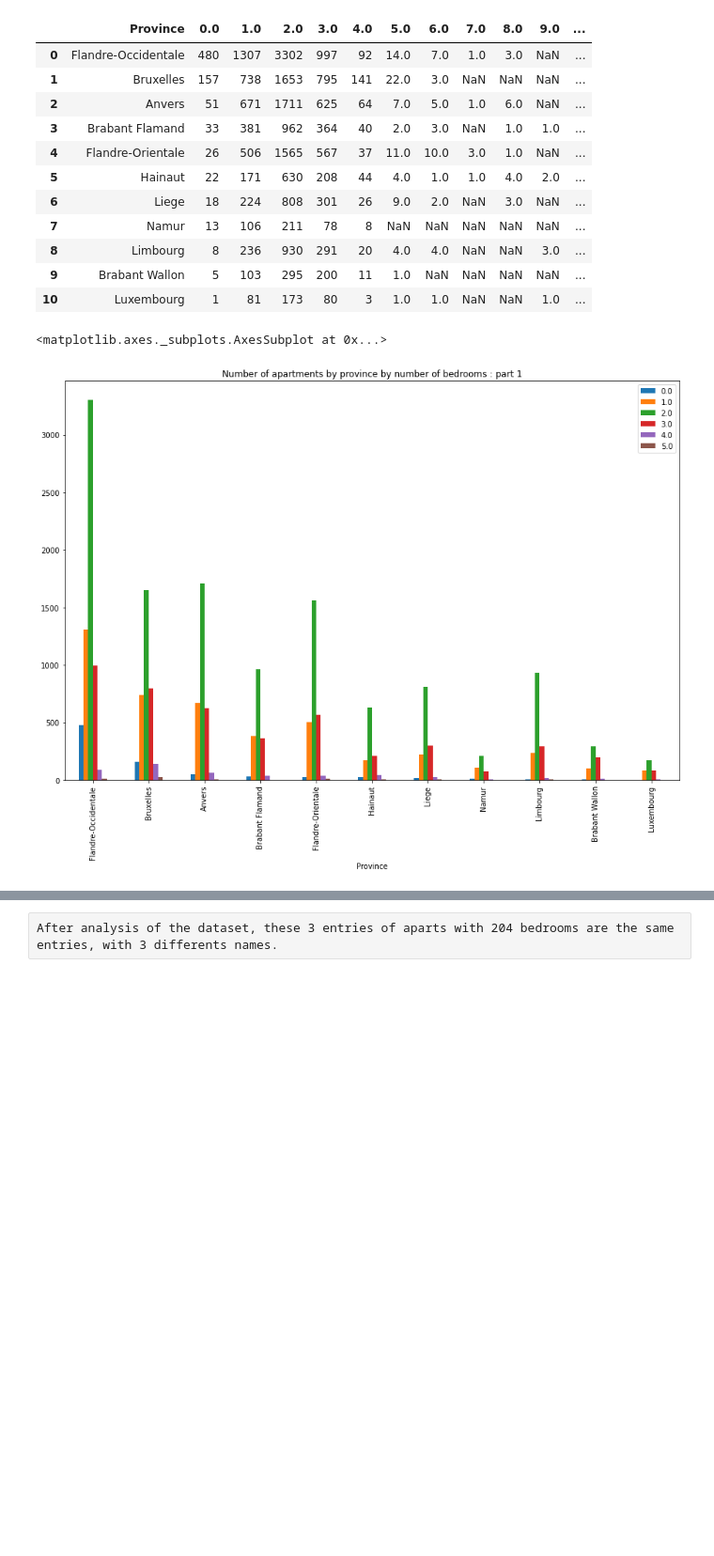
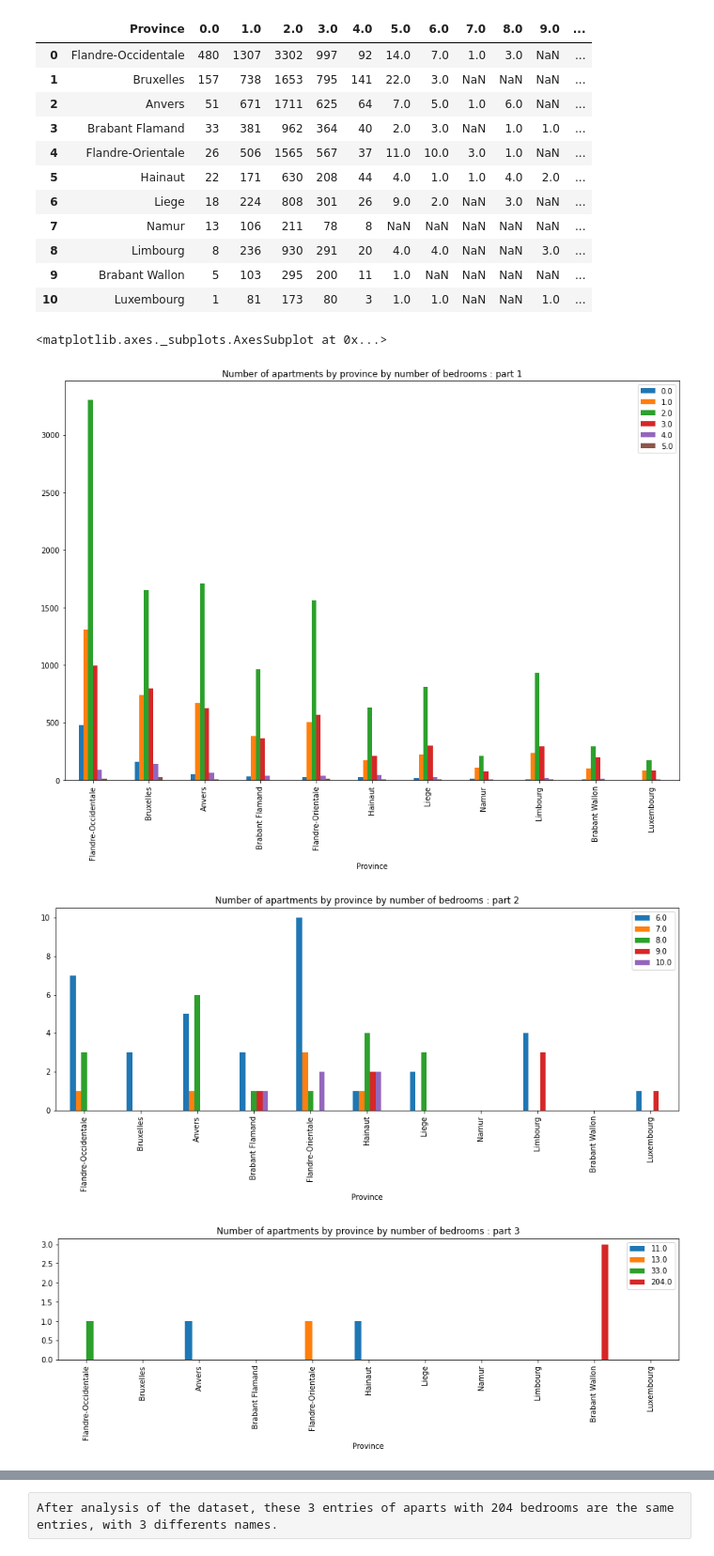
Before and after one commit to Demesmaeker/Immo_data_analysis, a Jupyter notebook: Comparisons between variables (no prices).ipynb, the cells around one changed output, grey strips where cells are left out. Shown at 94% size. Drawn from its saved outputs; the diff is of its cells as text; code cells hidden in the pictures; blank space fills up the shorter version.

```diff
--- a/Comparisons between variables (no prices).ipynb
+++ b/Comparisons between variables (no prices).ipynb
@@ -627,14 +605,35 @@ apart_province_bedrooms
 # %%
 apart_province_bedrooms.plot.bar(x = 'Province',
                                 y = [0.0,
                                     1.0,
                                     2.0,
                                     3.0,
                                     4.0,
                                     5.0
                                    ],
                                figsize=(15,10),
                                title="Number of apartments by province by number of bedrooms : part 1")
+
+apart_province_bedrooms.plot.bar(x = 'Province',
+                                y = [6.0,
+                                    7.0,
+                                    8.0,
+                                    9.0,
+                                    10.0
+                                   ],
+                               figsize=(15,5),
+                               title="Number of apartments by province by number of bedrooms : part 2")
+
+apart_province_bedrooms.plot.bar(x = 'Province',
+                                y = [11.0,
+                                    13.0,
+                                    33.0,
+                                    204.0
+                                   ],
+                               figsize=(15,3),
+                               title="Number of apartments by province by number of bedrooms : part 3")
 # %% [output]
 <matplotlib.axes._subplots.AxesSubplot at 0x...>
 [figure]
+[figure, added]
+[figure, added]
```
Also changed, not shown: parts of 20 cells of this notebook.
